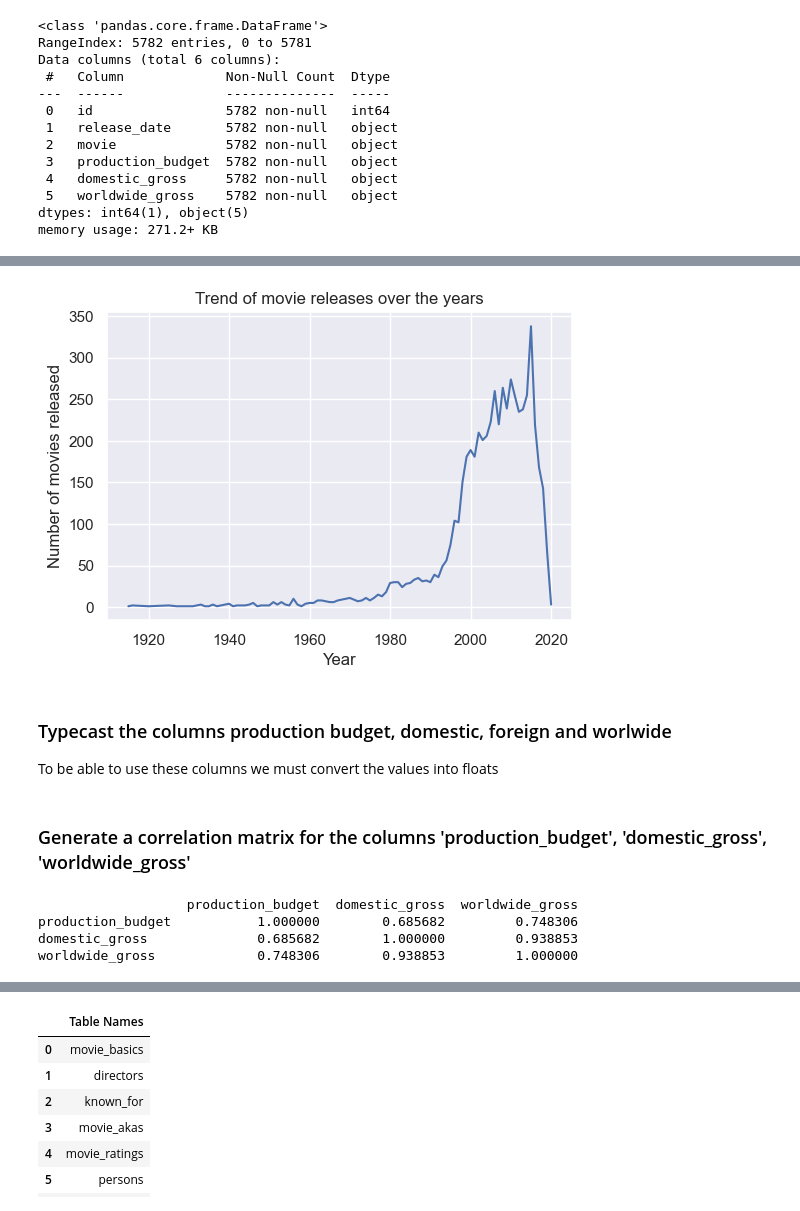
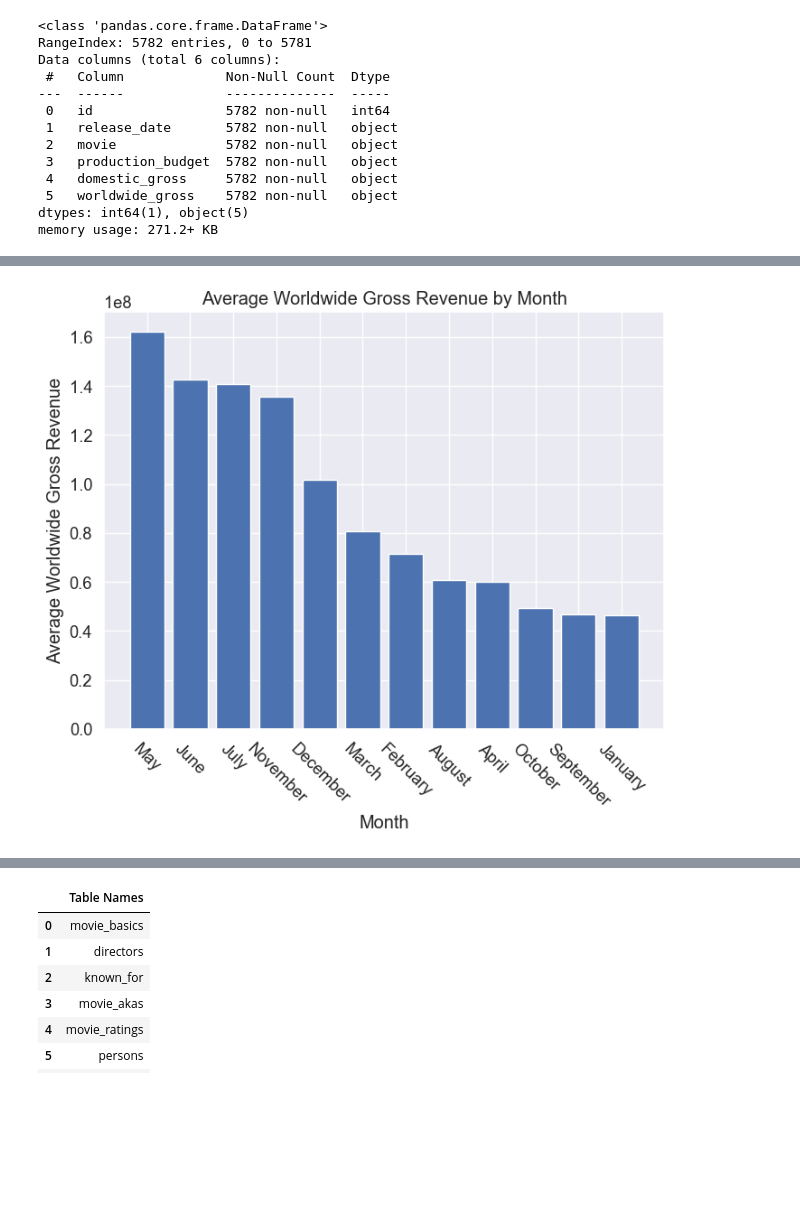
Before and after one commit to D-EKALE/dsc-phase1-project, a Jupyter notebook: student.ipynb, the cells around one changed output, grey strips where cells are left out. Saved outputs shown, nothing was run; the diff lists cells and outputs as text; code cells hidden in the pictures; blank space fills up the shorter version.

```diff
--- a/student.ipynb
+++ b/student.ipynb
@@ -102,0 +178,6 @@ memory usage: 271.2+ KB
+# %%
+# Plot a heatmap sowing the correlation between these variables
+sns.set(font_scale=1.2)
+sns.heatmap(correlation_matrix, annot=True, cmap='coolwarm')
+plt.title('Correlation Matrix of Movie Budget and Gross Revenue')
+plt.show()
@@ -103,17 +192,20 @@ memory usage: 271.2+ KB
 # %%
-# Analyze the trend of movie releases over the years
+# Convert release_date column to datetime format
 budgets['release_date'] = pd.to_datetime(budgets['release_date'])
-budgets['year'] = budgets['release_date'].dt.year
-yearly_releases = budgets.groupby('year').size()
 
-sns.set_style('whitegrid')
-sns.set(rc={'figure.figsize':(6,4)})
-sns.lineplot(x=yearly_releases.index, y=yearly_releases.values)
-plt.xlabel('Year')
-plt.ylabel('Number of movies released')
-plt.title('Trend of movie releases over the years');
+# Extract month from release_date
+budgets['month'] = budgets['release_date'].dt.month_name()
+
+# Calculate average box office revenue per month
+month_revenue = budgets.groupby('month')['worldwide_gross'].mean().sort_values(ascending=False)
+
+# Create bar plot
+fig, ax = plt.subplots(figsize=(8,6))
+ax.bar(month_revenue.index, month_revenue.values)
+ax.set_xlabel('Month')
+ax.set_ylabel('Average Worldwide Gross Revenue')
+ax.set_title('Average Worldwide Gross Revenue by Month')
+plt.xticks(rotation=-45)
+plt.show()
 # %% [output]
-[figure, old version]
+[figure, new version]
-# %% [markdown]
-### Typecast the columns production budget, domestic, foreign and worlwide
-To be able to use these columns we must convert the values into floats
@@ -124,10 +211,0 @@ budgets['worldwide_gross'] = budgets['worldwide_gross'].str.replace('$', '').str
-# %% [markdown]
-### Generate a correlation matrix for the columns 'production_budget', 'domestic_gross', 'worldwide_gross'
-# %%
-correlation_matrix = budgets[['production_budget', 'domestic_gross', 'worldwide_gross']].astype(float).corr()
-print(correlation_matrix)
-# %% [output]
-                   production_budget  domestic_gross  worldwide_gross
-production_budget           1.000000        0.685682         0.748306
-domestic_gross              0.685682        1.000000         0.938853
-worldwide_gross             0.748306        0.938853         1.000000
```
Also changed, not shown: parts of 53 cells of this notebook, 1 other file.
